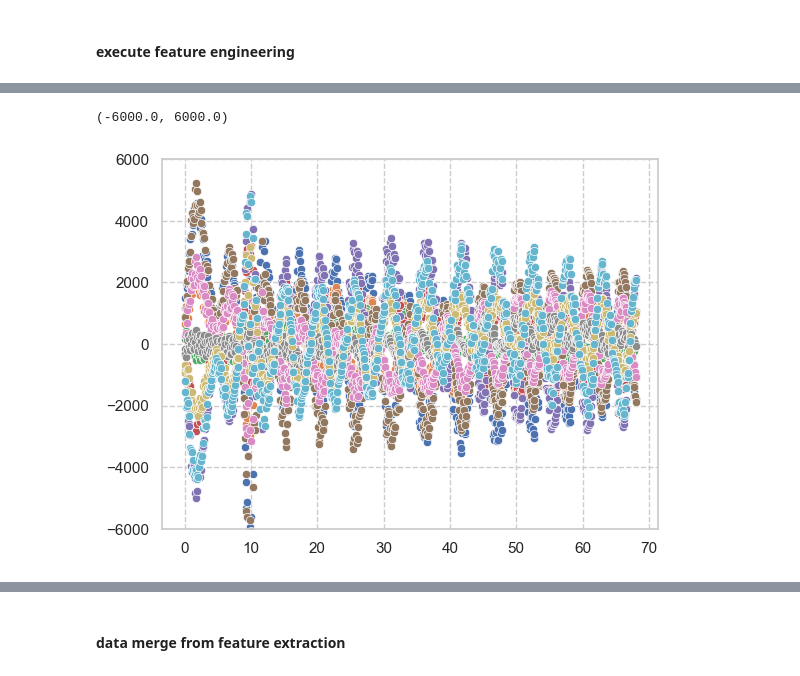
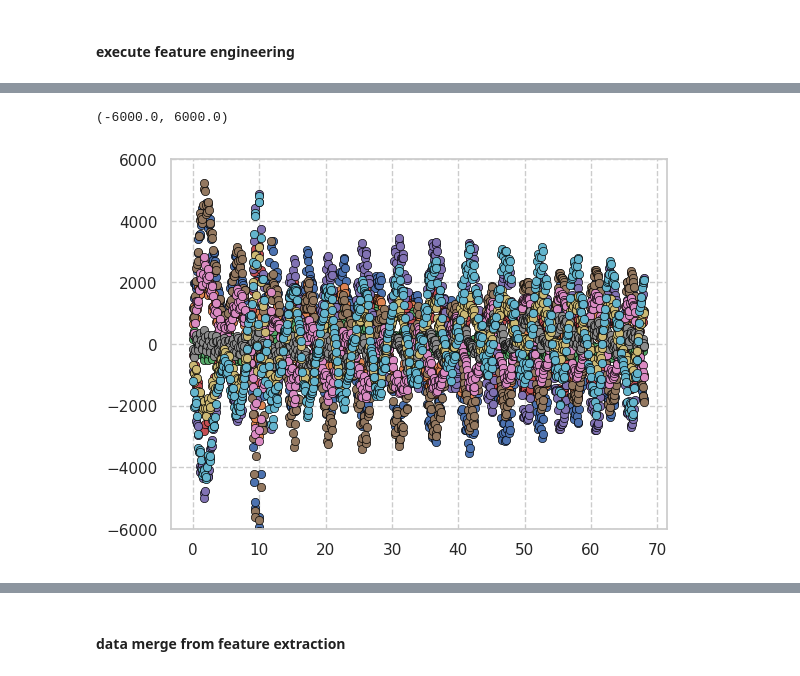
Before and after one commit to jinbeomjeong/estimate_crawler_crane_ground_pressure, a Jupyter notebook: create_est_load_with_tf.ipynb, the cells around one changed output, grey strips where cells are left out. Drawn from its saved outputs; the diff is of its cells as text; code cells hidden in the pictures.

```diff
--- a/create_est_load_with_tf.ipynb
+++ b/create_est_load_with_tf.ipynb
@@ -251,17 +243,17 @@ sns.lineplot(x=time_arr, y=new_val_dataset[file_name][:, 4], label='gradient swi
 # %%
 file_name_index = 0
 file_name = os.path.basename(train_data_file_path_list[file_name_index])
 time_arr = np.arange(0, (new_train_dataset[file_name].shape[0])*0.1, 0.1)
 
 sns.set_style("whitegrid", {'grid.linestyle': '--'})
 
 for i in range(10):
-    sns.scatterplot(x=time_arr, y=new_train_dataset[file_name][:, 5+i])
+    sns.scatterplot(x=time_arr, y=new_train_dataset[file_name][:, 5+i], edgecolor='black')
 
 plt.ylim(-6000, 6000)
 # %% [output]
 (-6000.0, 6000.0)
-[figure, old version]
+[figure, new version]
 # %%
 file_name_index = 0
 file_name = os.path.basename(train_data_file_path_list[file_name_index])
```
Also changed, not shown: parts of 32 cells of this notebook.
